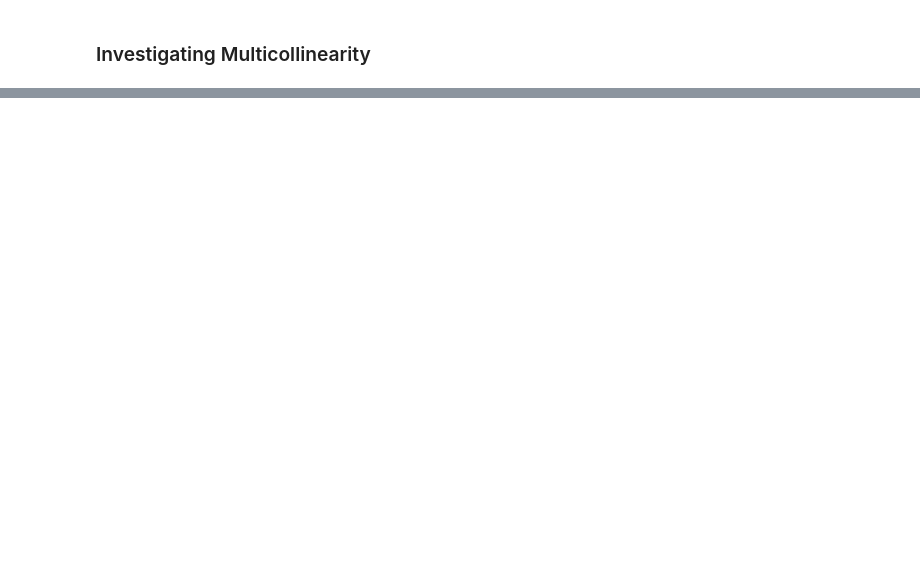
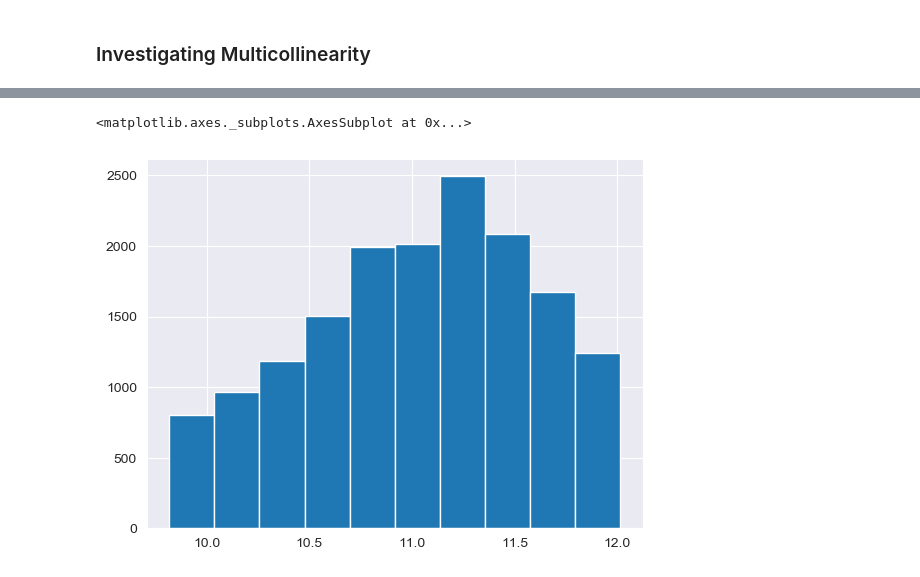
Before and after one commit to KennyMiyasato/developer_salary_predictor, a Jupyter notebook: kenny/scratch_work.ipynb, the cells around one changed output, grey strips where cells are left out. Cells and saved outputs as stored; diff of their text form; code cells hidden in the pictures; blank space fills up the shorter version.

```diff
--- a/kenny/scratch_work.ipynb
+++ b/kenny/scratch_work.ipynb
@@ -367,0 +385,9 @@ plt.plot(model.predict(train[x_cols]), [0 for i in range(len(train))])
+# %%
+list_first_quartile_log = []
+for i in range(0,20):
+    q = i/100
+    list_first_quartile_log.append(df.ConvertedComp.quantile(q=q))
+    print("{} percentile: {}".format(q, df.ConvertedComp.quantile(q=q)))
+
+df.ConvertedComp.hist()
+list_first_quartile_log[-10]
@@ -374,9 +446,12 @@ df.ConvertedComp.hist()
 # %%
-df = df[df.ConvertedComp <= 11]
+# df = df[df.ConvertedComp <= 11]
+log_transformation = df[df['ConvertedComp'] < list_first_quartile_log[-10]].index
+df.drop(log_transformation, inplace=True)
+
 train, test = train_test_split(df)
 
 # Refit model with subset features
-predictors = '+'.join(x_cols)
+predictors = '+'.join(x_keep)
 formula = outcome + '~' + predictors
 model = ols(formula=formula, data=train).fit()
 model.summary()
@@ -383,3 +493,8 @@ model.summary()
+# %%
+df.ConvertedComp.hist()
+# %% [output]
+<matplotlib.axes._subplots.AxesSubplot at 0x...>
+[figure, added]
 # %%
 # Check the Normality Assumption
 fig = sm.graphics.qqplot(model.resid, dist=stats.norm, line='45', fit=True)
```
Also changed, not shown: parts of 73 cells of this notebook, 6 other files.
